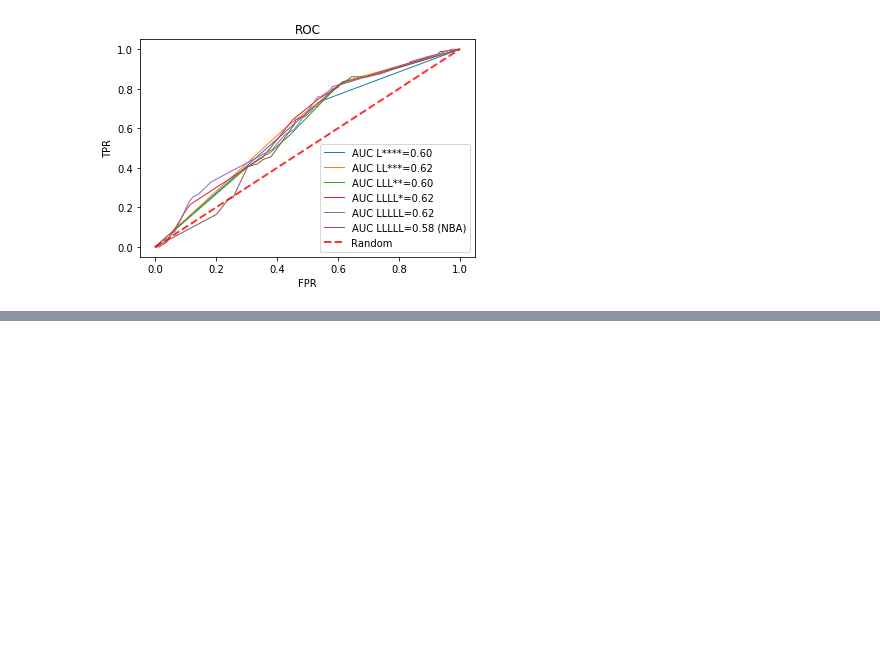
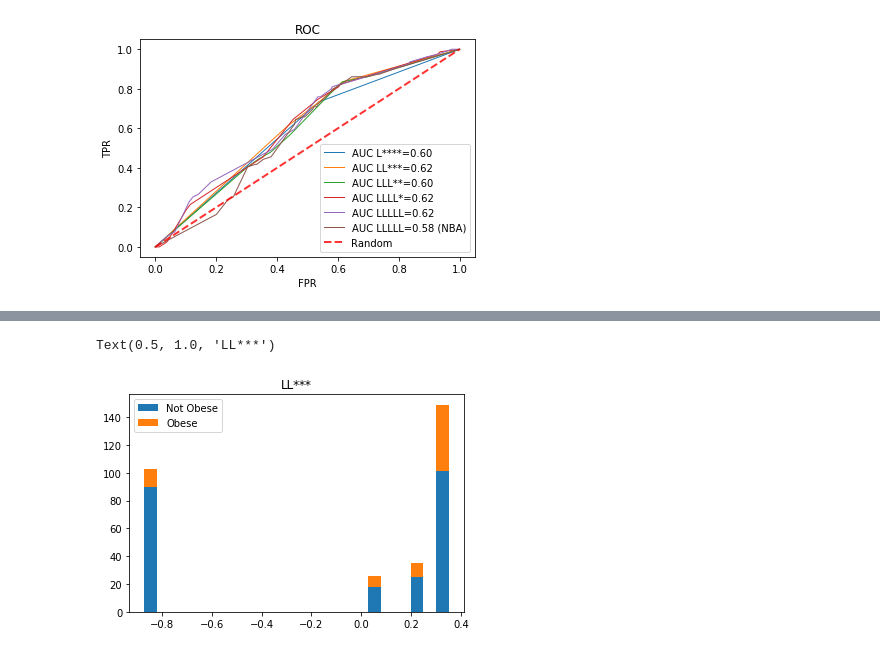
Before and after one commit to vicalbiter/histories, a Jupyter notebook: Scores Breakdown.ipynb, the cells around one changed output, grey strips where cells are left out. Cells and saved outputs as stored; diff of their text form; code cells hidden in the pictures; blank space fills up the shorter version.

```diff
--- a/Scores Breakdown.ipynb
+++ b/Scores Breakdown.ipynb
@@ -204,0 +294,17 @@ plt.show()
+# %%
+hist2 = prednb2.join(data_test[["obesity", "ejer0_1"]], rsuffix="_hs").groupby(["ejer0_1", "ejer0_1_hs", "obesity"]).size().reset_index(name="counts")
+indn = hist2[hist2.obesity == 0]["ejer0_1"].values
+countsnob = hist2[hist2.obesity == 0]["counts"]
+countsob = hist2[hist2.obesity == 1]["counts"]
+
+indn = hist2[hist2.obesity == 0]["ejer0_1"].values
+countsnob = hist2[hist2.obesity == 0]["counts"]
+countsob = hist2[hist2.obesity == 1]["counts"]
+
+p1 = plt.bar(indn, countsnob, width=0.05)
+p2 = plt.bar(indn, countsob, width=0.05, bottom=countsnob)
+plt.legend((p1[0], p2[0]), ('Not Obese', 'Obese'))
+plt.title("LL***")
+# %% [output]
+Text(0.5, 1.0, 'LL***')
+[figure, added]
```
Also changed, not shown: parts of 14 cells of this notebook, 11 other files.
